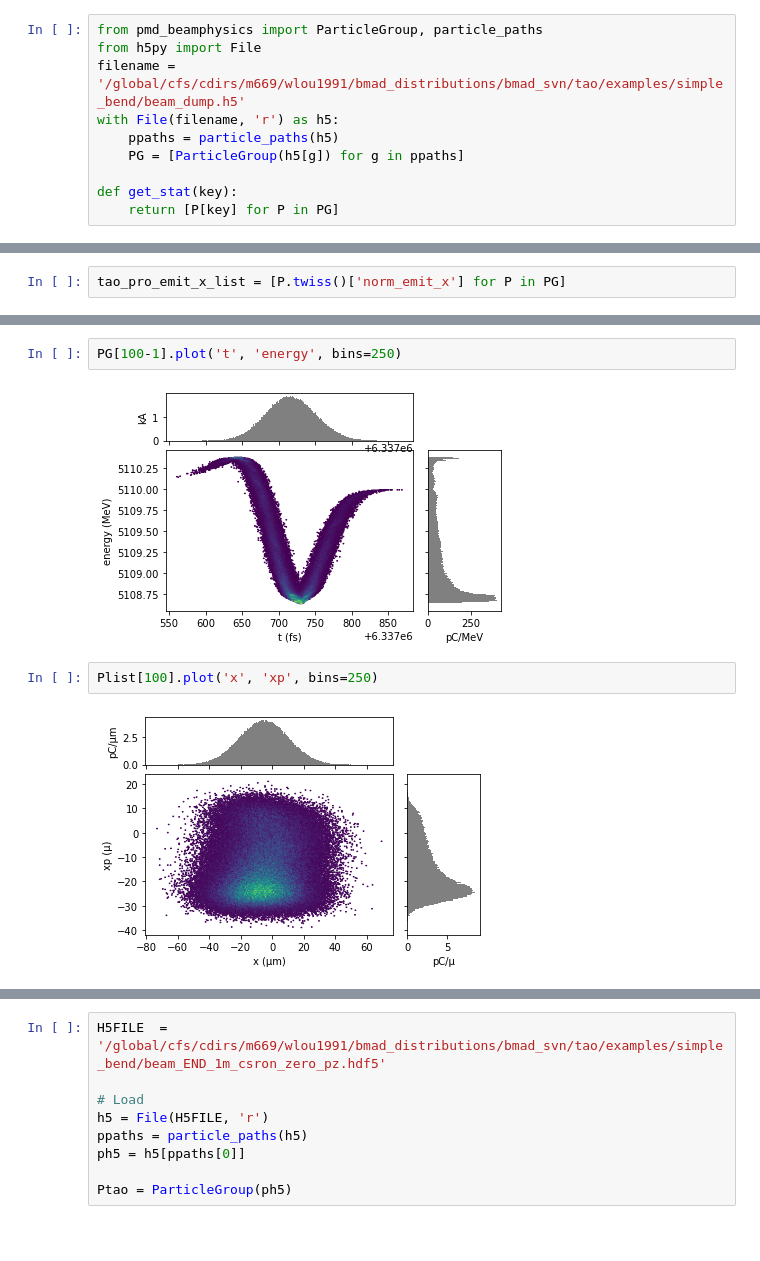
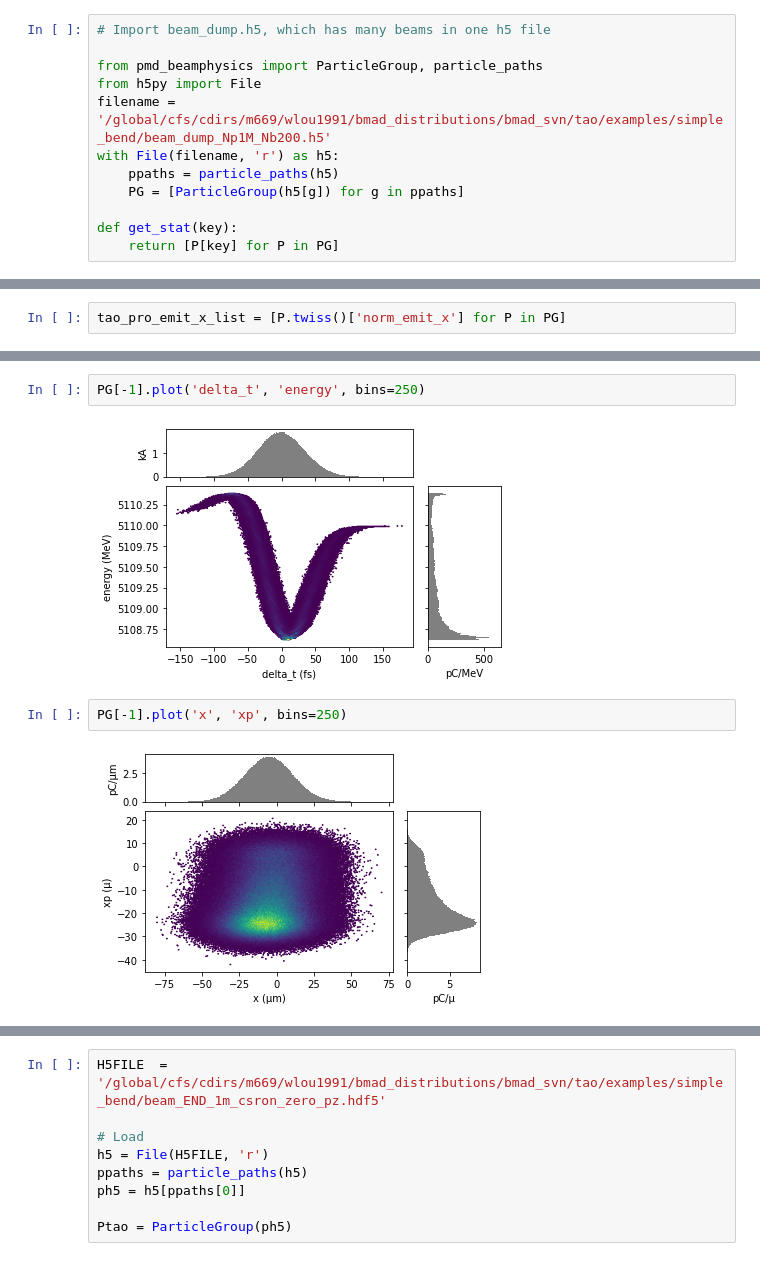
Before and after one commit to weiyuanlou/PyCSR2D, a Jupyter notebook: gathering/csr_test.ipynb, the cells around one changed output, grey strips where cells are left out. Saved outputs shown, nothing was run; the diff lists cells and outputs as text; blank space fills up the shorter version.

```diff
--- a/gathering/csr_test.ipynb
+++ b/gathering/csr_test.ipynb
@@ -248,7 +313,9 @@ from pmd_beamphysics import ParticleGroup, particle_paths
 # %%
+# Import beam_dump.h5, which has many beams in one h5 file
+
 from pmd_beamphysics import ParticleGroup, particle_paths
 from h5py import File
-filename = '/global/cfs/cdirs/m669/wlou1991/bmad_distributions/bmad_svn/tao/examples/simple_bend/beam_dump.h5'
+filename = '/global/cfs/cdirs/m669/wlou1991/bmad_distributions/bmad_svn/tao/examples/simple_bend/beam_dump_Np1M_Nb200.h5'
 with File(filename, 'r') as h5:
     ppaths = particle_paths(h5)
     PG = [ParticleGroup(h5[g]) for g in ppaths]
@@ -296,8 +369,8 @@ Plist[100].plot('t', 'energy', bins=250)
 # %%
-PG[100-1].plot('t', 'energy', bins=250)
+PG[-1].plot('delta_t', 'energy', bins=250)
 # %% [output]
-[figure, old version]
+[figure, new version]
 # %%
-Plist[100].plot('x', 'xp', bins=250)
+PG[-1].plot('x', 'xp', bins=250)
 # %% [output]
-[figure, old version]
+[figure, new version]
```
Also changed, not shown: parts of 50 cells of this notebook, 4 other files.
